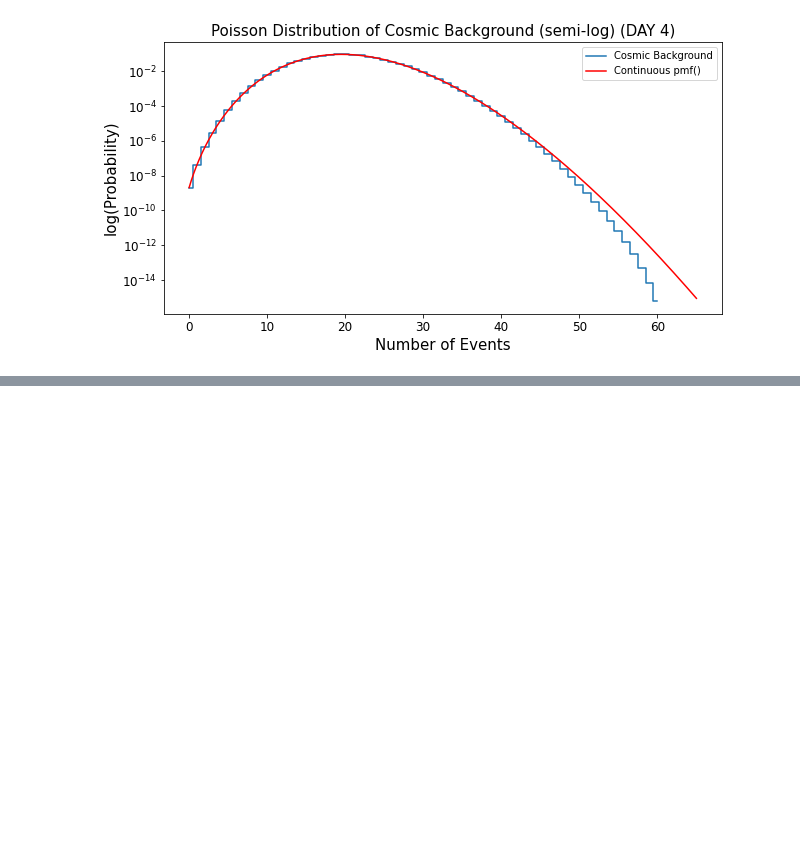
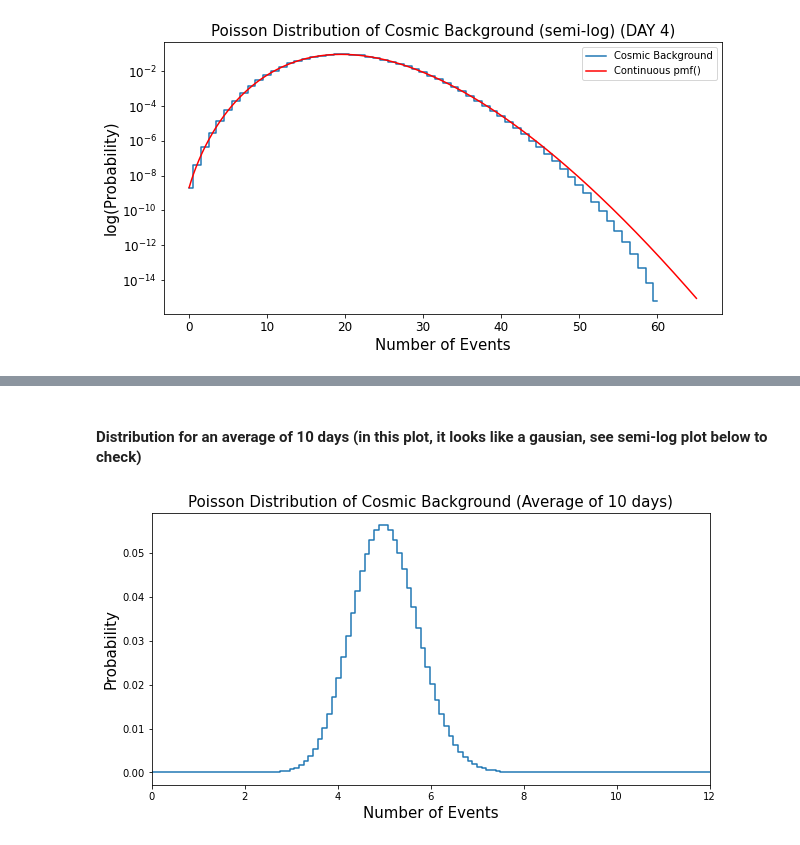
Before and after one commit to MinniVan/PHYS-434, a Jupyter notebook: lab-2.ipynb, the cells around one changed output, grey strips where cells are left out. Cells and saved outputs as stored; diff of their text form; code cells hidden in the pictures; blank space fills up the shorter version.

```diff
--- a/lab-2.ipynb
+++ b/lab-2.ipynb
@@ -233,0 +333,17 @@ plt.show()
+# %% [markdown]
+#### Distribution for an average of 10 days (in this plot, it looks like a gausian, see semi-log plot below to check)
+# %%
+background_day_x = prob
+for i in range(9):
+    background_day_x = np.convolve(background_day_x, prob, mode='full')
+
+plt.rcParams['figure.figsize'] = [10, 5]
+fig, ax = plt.subplots(1, 1)
+ax.step(np.linspace(0, 151/10, 151), background_day_x, where = 'mid')
+plt.title("Poisson Distribution of Cosmic Background (Average of 10 days)", size = 15)
+plt.xlabel("Number of Events", size= 15)
+plt.ylabel("Probability", size=15)
+plt.xlim(0, 12)
+plt.show()
+# %% [output]
+[figure, added]
```
Also changed, not shown: parts of 37 cells of this notebook.
